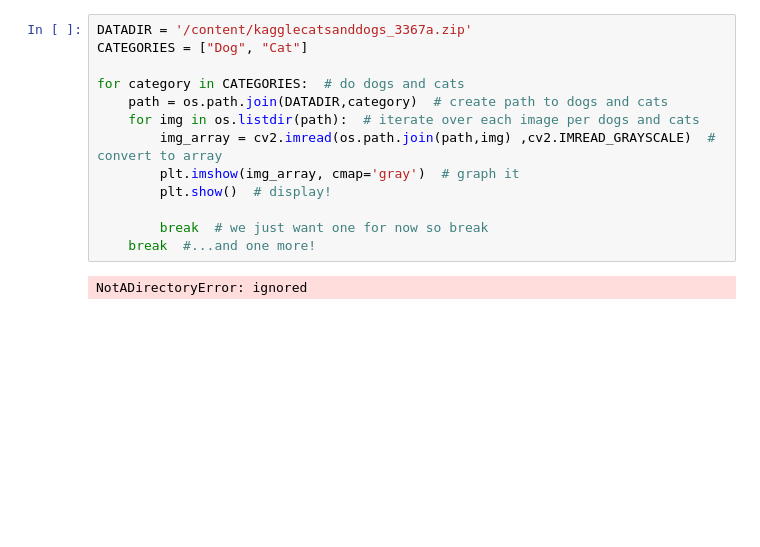
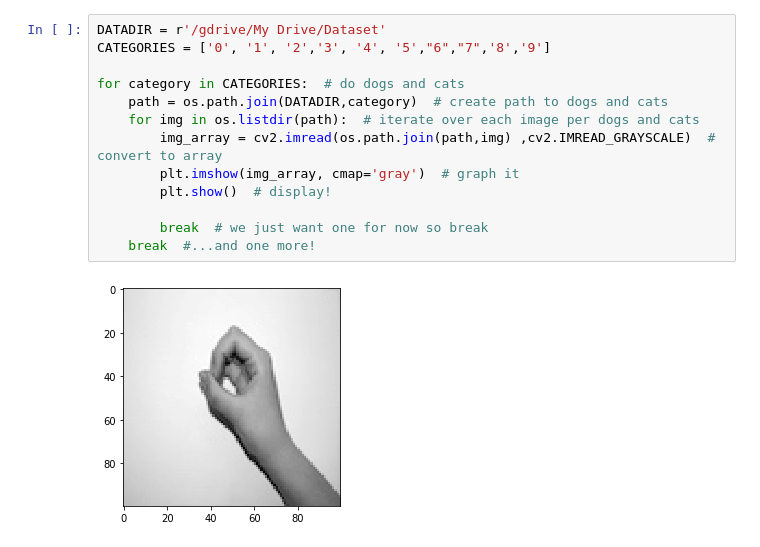
Before and after one commit to m7moud27/mahmoud-reda, a Jupyter notebook: Untitled.ipynb, the cells around one changed output. Drawn from its saved outputs; the diff is of its cells as text; blank space fills up the shorter version.

```diff
--- a/Untitled.ipynb
+++ b/Untitled.ipynb
@@ -9,15 +24,15 @@ import zipfile
 # %%
-DATADIR = '/content/kagglecatsanddogs_3367a.zip'
-CATEGORIES = ["Dog", "Cat"]
+DATADIR = r'/gdrive/My Drive/Dataset'
+CATEGORIES = ['0', '1', '2','3', '4', '5',"6","7",'8','9']
 
 for category in CATEGORIES:  # do dogs and cats
     path = os.path.join(DATADIR,category)  # create path to dogs and cats
     for img in os.listdir(path):  # iterate over each image per dogs and cats
         img_array = cv2.imread(os.path.join(path,img) ,cv2.IMREAD_GRAYSCALE)  # convert to array
         plt.imshow(img_array, cmap='gray')  # graph it
         plt.show()  # display!
 
         break  # we just want one for now so break
     break  #...and one more!
 # %% [output]
-NotADirectoryError: ignored
+[figure, added]
```
Also changed, not shown: parts of 10 cells of this notebook.
